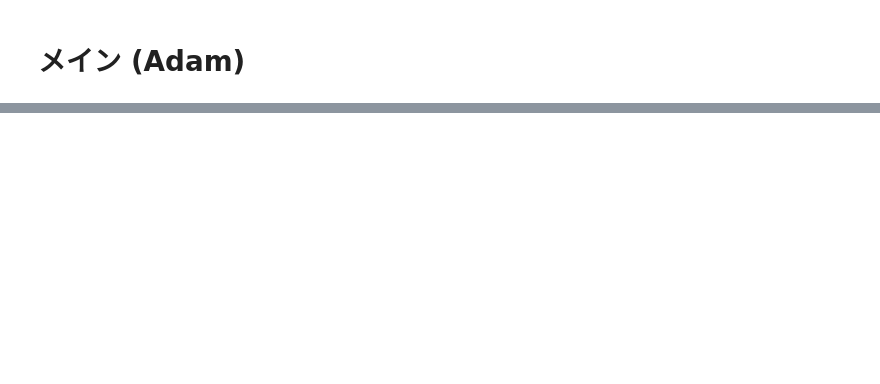
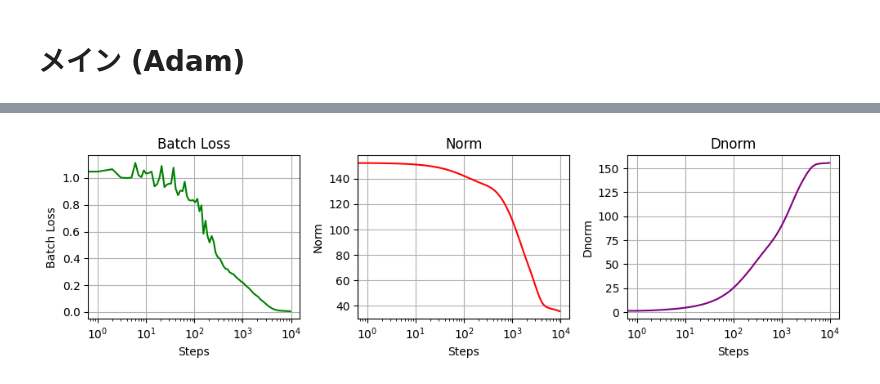
Before and after one commit to kodai-utsunomiya/memorization-and-generalization, a Jupyter notebook: numerical_experiments/1_time_scale.ipynb, the cells around one changed output, grey strips where cells are left out. Drawn from its saved outputs; the diff is of its cells as text; code cells hidden in the pictures; blank space fills up the shorter version.

```diff
--- a/numerical_experiments/1_time_scale.ipynb
+++ b/numerical_experiments/1_time_scale.ipynb
@@ -2376,0 +2487,89 @@ step len 84
+# %%
+import pickle
+import matplotlib.pyplot as plt
+
+def load_dynamics_data(file_path):
+    """
+    Load dynamics data from a pickle file.
+
+    Parameters:
+    - file_path: The path to the pickle file containing the data.
+
+    Returns:
+    - A list of dynamics data entries.
+    """
+    with open(file_path, 'rb') as f:
+        # Skip the HyperParams object
+        pickle.load(f)
+
+        # Read the remaining results
+        results = []
+        while True:
+            try:
+                result = pickle.load(f)
+                results.append(result)
+            except EOFError:
+                break
+
+    # Extract 'dynamics' from the results
+    for result in results:
+        if 'regular' in result and 'dynamics' in result['regular']:
+            return result['regular']['dynamics']
+
+    raise ValueError("No dynamics data found in the provided file.")
+
+def plot_dynamics(dynamics):
+    """
+    Plot dynamics data including wall, batch_loss, norm, dnorm.
+
+    Parameters:
+    - dynamics: A list of dynamics data entries.
+    """
+    if not dynamics:
+        print("No dynamics data available.")
+        return
+
+    steps = [entry['step'] for entry in dynamics]
+    wall = [entry['wall'] for entry in dynamics]
+    batch_loss = [entry['batch_loss'] for entry in dynamics]
+    norm = [entry['norm'] for entry in dynamics]
+    dnorm = [entry['dnorm'] for entry in dynamics]
+
+    plt.figure(figsize=(10, 3))
+
+    # Plot batch_loss
+    plt.subplot(1, 3, 1)
+    plt.plot(steps, batch_loss, label='Batch Loss', color='green')
+    plt.xscale('log')
+    plt.xlabel('Steps')
+    plt.ylabel('Batch Loss')
+    plt.title('Batch Loss')
+    plt.grid(True)
+
+    # Plot norm
+    plt.subplot(1, 3, 2)
+    plt.plot(steps, norm, label='Norm', color='red')
+    plt.xscale('log')
+    plt.xlabel('Steps')
+    plt.ylabel('Norm')
+    plt.title('Norm')
+    plt.grid(True)
+
+    # Plot dnorm
+    plt.subplot(1, 3, 3)
+    plt.plot(steps, dnorm, label='Dnorm', color='purple')
+    plt.xscale('log')
+    plt.xlabel('Steps')
+    plt.ylabel('Dnorm')
+    plt.title('Dnorm')
+    plt.grid(True)
+
+    plt.tight_layout()
+    plt.show()
+
+# Example usage
+file_path = 'C10k3Lsp_adam/C10k3Lsp_adam.pickle'
+dynamics_data = load_dynamics_data(file_path)
+plot_dynamics(dynamics_data)
+# %% [output]
+[figure, added]
```
Also changed, not shown: parts of 13 cells of this notebook.
